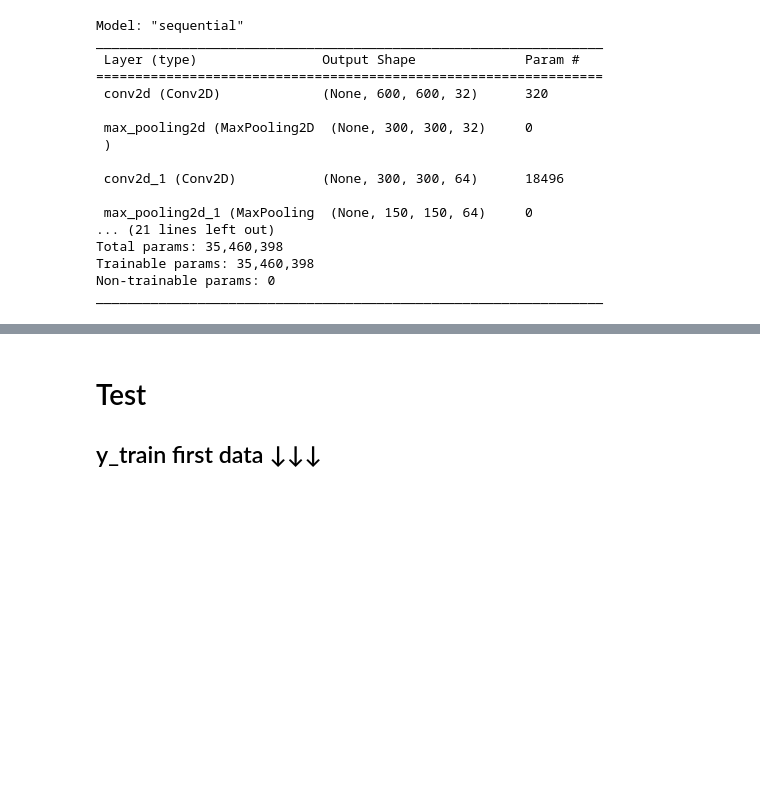
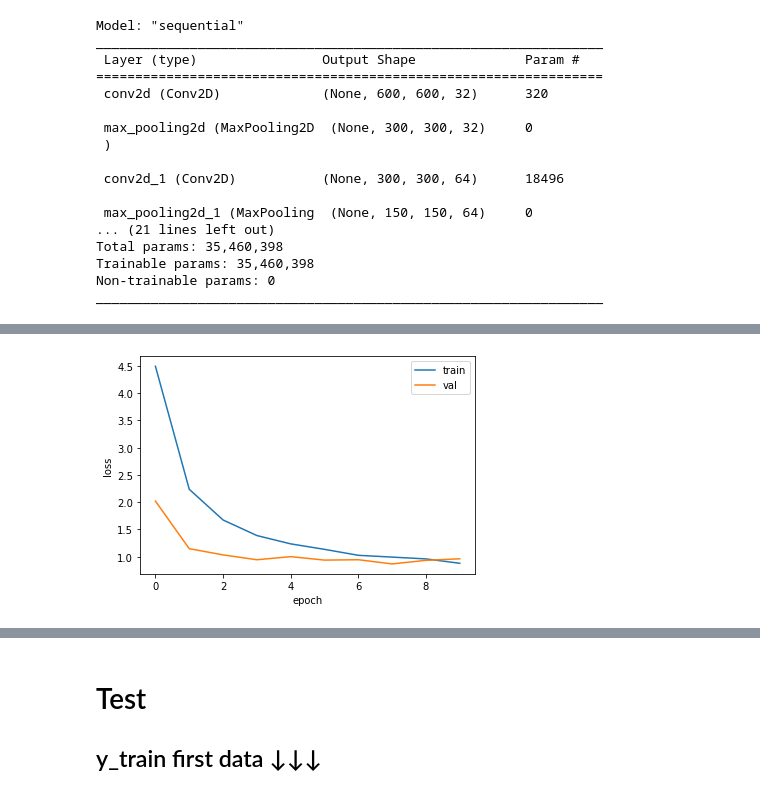
Before and after one commit to qnffnrl/dog_identifier, a Jupyter notebook: first.ipynb, the cells around one changed output, grey strips where cells are left out. Saved outputs shown, nothing was run; the diff lists cells and outputs as text; code cells hidden in the pictures; blank space fills up the shorter version.

```diff
--- a/first.ipynb
+++ b/first.ipynb
@@ -348,0 +367,5 @@ model_CNN2.evaluate(val_scaled, val_target)
+# %%
+model_CNN.compile(optimizer='adam', loss='sparse_categorical_crossentropy', metrics='accuracy')
+checkpoint_cb = keras.callbacks.ModelCheckpoint('best-cnn-model.h5')
+early_stopping_cb = keras.callbacks.EarlyStopping(patience=2, restore_best_weights=True)
+history = model_CNN.fit(train_scaled, train_target, epochs=30, validation_data=(val_scaled, val_target), callbacks=[checkpoint_cb, early_stopping_cb])
@@ -348,0 +393,10 @@ model_CNN2.evaluate(val_scaled, val_target)
+# %%
+import matplotlib.pyplot as plt
+plt.plot(history.history['loss'])
+plt.plot(history.history['val_loss'])
+plt.xlabel('epoch')
+plt.ylabel('loss')
+plt.legend(['train', 'val'])
+plt.show()
+# %% [output]
+[figure, added]
```
Also changed, not shown: parts of 43 cells of this notebook, 2 other files.
